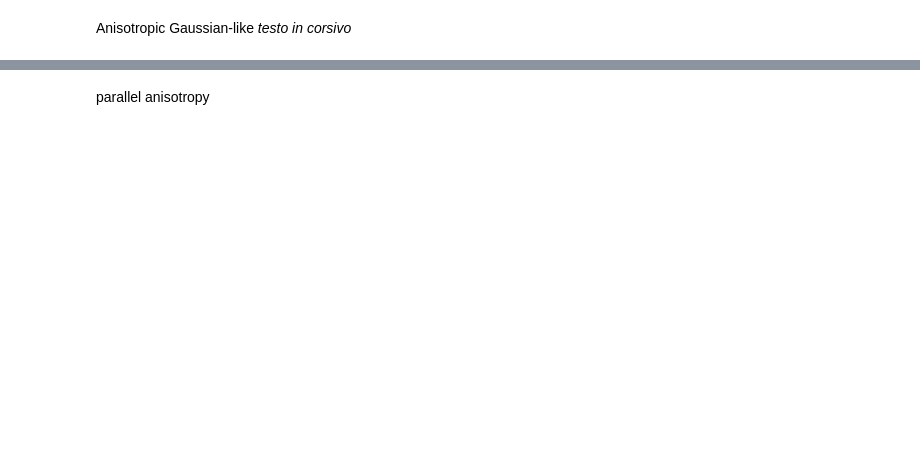
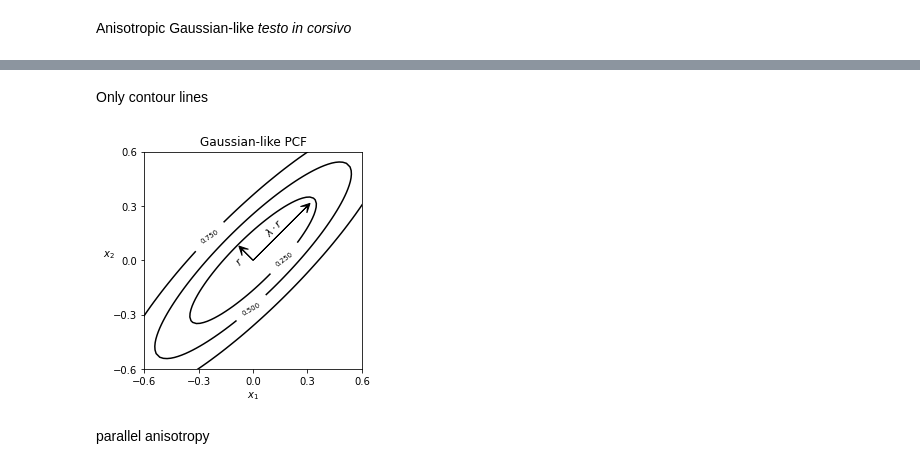
Before and after one commit to LGhilotti/pp_mix, a Jupyter notebook: thesis_analysis/simulations/ContourPaper.ipynb, the cells around one changed output, grey strips where cells are left out. Saved outputs shown, nothing was run; the diff lists cells and outputs as text; code cells hidden in the pictures; blank space fills up the shorter version.

```diff
--- a/thesis_analysis/simulations/ContourPaper.ipynb
+++ b/thesis_analysis/simulations/ContourPaper.ipynb
@@ -74,3 +72,35 @@ fig.savefig('aniso_bisec_eigen_pcf_poster.pdf',bbox_inches="tight")
+# %% [markdown]
+Only contour lines
+# %%
+lwind = 0.6
+
+fig, ax = plt.subplots(1,1)
+CS = ax.contour(Z1, Z2, G_aniso_bisec, 3, colors='k')
+ax.clabel(CS, inline=True, fontsize=7)
+ax.set_title('Gaussian-like PCF')
+ax.set_xlabel('$x_1$')
+h=ax.set_ylabel('$x_2$')
+h.set_rotation(0)
+plt.xlim([-lwind,lwind])
+plt.ylim([-lwind,lwind])
+
+plt.xticks(np.arange(-lwind, lwind+lwind/2, step=lwind/2))
+plt.yticks(np.arange(-lwind, lwind+lwind/2, step=lwind/2))
+#plt.xticks(np.arange(-1, 1.25, step=0.5))
+#plt.yticks(np.arange(-1, 1.25, step=0.5))
+
+plt.arrow(0,0,math.sqrt(2)*2/9,math.sqrt(2)*2/9,color='k', lw = 1,
+             head_width=0.05, head_length=0.05, overhang = 0.6,
+             length_includes_head= True)
+plt.arrow(0,0,-math.sqrt(2)/18, math.sqrt(2)/18,color='k', lw = 1,
+             head_width=0.05, head_length=0.05, overhang = 0.6,
+             length_includes_head= True)
+plt.text(0.05,0.13, r'$\lambda \cdot r$', color='k', rotation=45)
+plt.text(-0.11,-0.03, r'$r$', color='k', rotation= 45)
+plt.gca().set_aspect('equal', adjustable='box')
+fig.savefig('gauss_like_pcf.pdf',bbox_inches="tight")
+# %% [output]
+[figure, added]
 # %% [markdown]
 parallel anisotropy
 # %%
```
Also changed, not shown: parts of 5 cells of this notebook.
